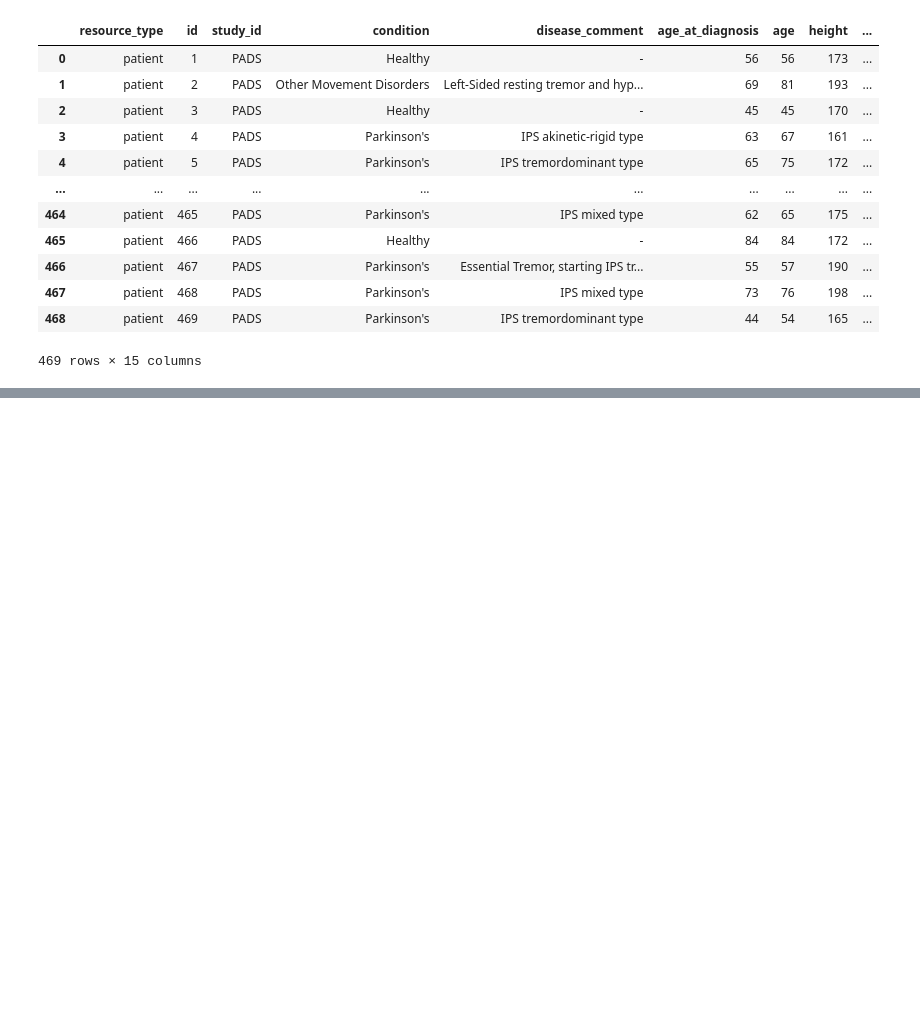
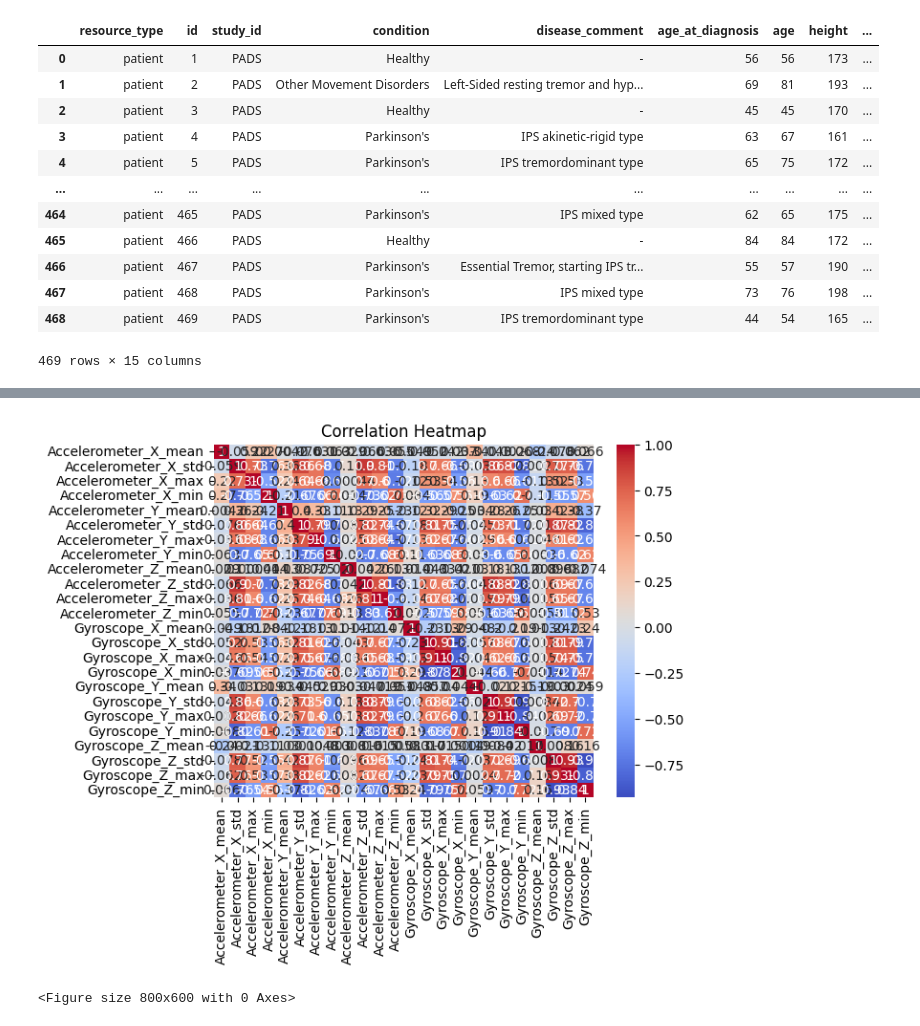
Before and after one commit to idranne/Columbia-DBMI-, a Jupyter notebook: Smartwatch dataset_In progress/preprocessed/movement.ipynb, the cells around one changed output, grey strips where cells are left out. Drawn from its saved outputs; the diff is of its cells as text; code cells hidden in the pictures; blank space fills up the shorter version.

```diff
--- a/Smartwatch dataset_In progress/preprocessed/movement.ipynb
+++ b/Smartwatch dataset_In progress/preprocessed/movement.ipynb
@@ -20,0 +181,3 @@ df
+# %%
+# Merge dfs pon the basis of ids"
+merged_df = pd.merge(df, features_df, on="patient_id")
@@ -31,0 +453,9 @@ Name: count, dtype: int64
+# %%
+corr_matrix = merged_df.drop(columns = ["condition", "task", "patient_id", "wrist"]).corr()
+sns.heatmap(corr_matrix, annot=True, cmap='coolwarm')
+plt.title("Correlation Heatmap")
+plt.figure(figsize = (8,6))
+plt.show()
+# %% [output]
+[figure, added]
+<Figure size 800x600 with 0 Axes>
```
Also changed, not shown: parts of 38 cells of this notebook, 13 other files.
